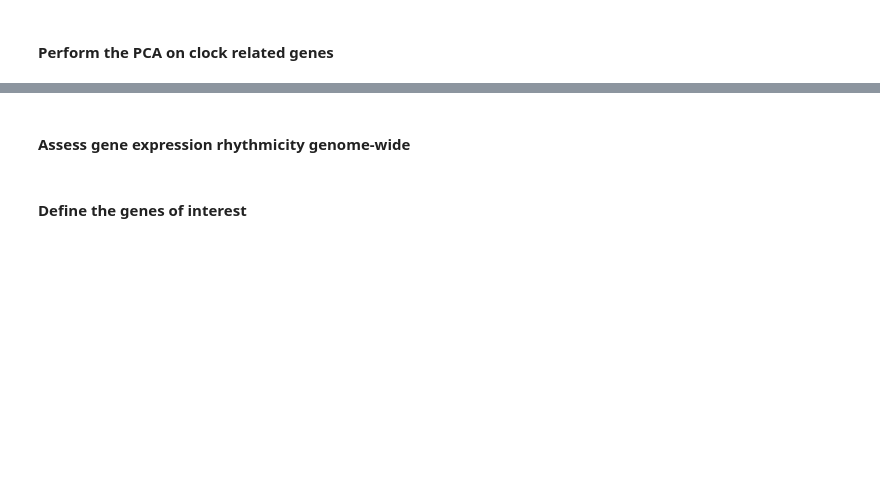
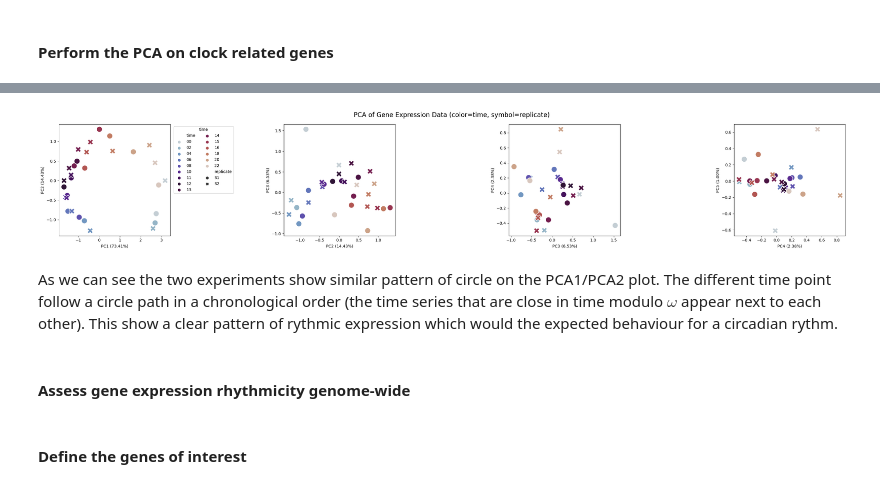
Before and after one commit to GregoirePachebat/group_18, a Jupyter notebook: Week11/Exercise_Week11_12_B_Exercises.ipynb, the cells around one changed output, grey strips where cells are left out. Saved outputs shown, nothing was run; the diff lists cells and outputs as text; code cells hidden in the pictures; blank space fills up the shorter version.

```diff
--- a/Week11/Exercise_Week11_12_B_Exercises.ipynb
+++ b/Week11/Exercise_Week11_12_B_Exercises.ipynb
@@ -350,3 +355,10 @@ circa_genes = ['Arntl', 'Npas2', 'Clock', 'Cry1', 'Cry2', 'Per1', 'Per2', 'Per3'
+# %%
+pca_muscle_intron = run_PCA(dat_intron_muscle.loc[circa_genes], color_by='time', symbol_by='replicate')
+# %% [output]
+[figure, added]
+# %% [markdown]
+As we can see the two experiments show similar pattern of circle on the PCA1/PCA2 plot. The different time point follow a circle path in a chronological order (the time series that are close in time modulo $\omega$ appear next to each other).
+This show a clear pattern of rythmic expression which would the expected behaviour for a circadian rythm.
 # %% [markdown]
 #### Assess gene expression rhythmicity genome-wide
 # %%
```
Also changed, not shown: parts of 8 cells of this notebook.
